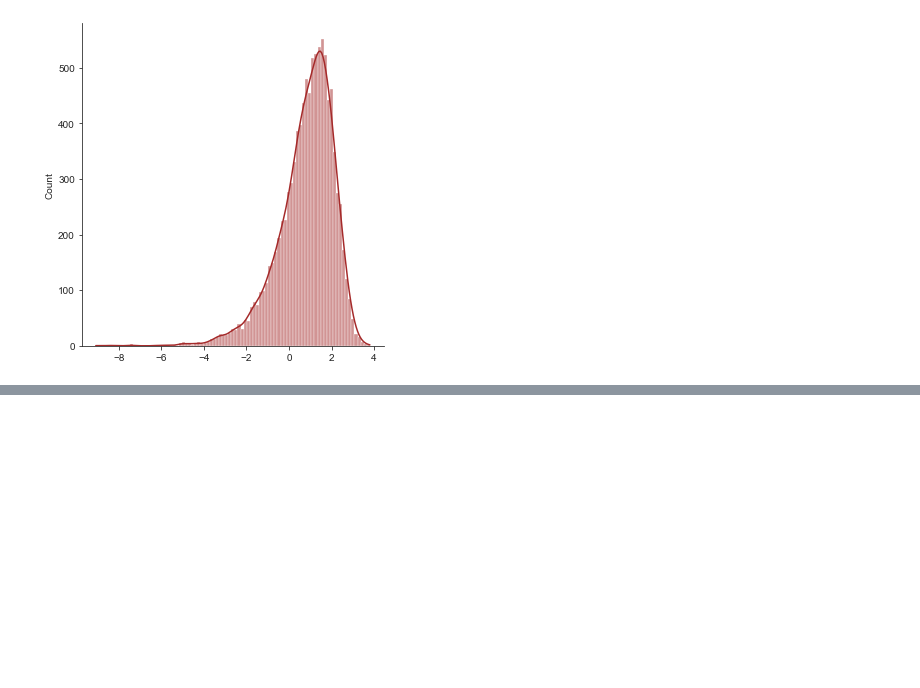
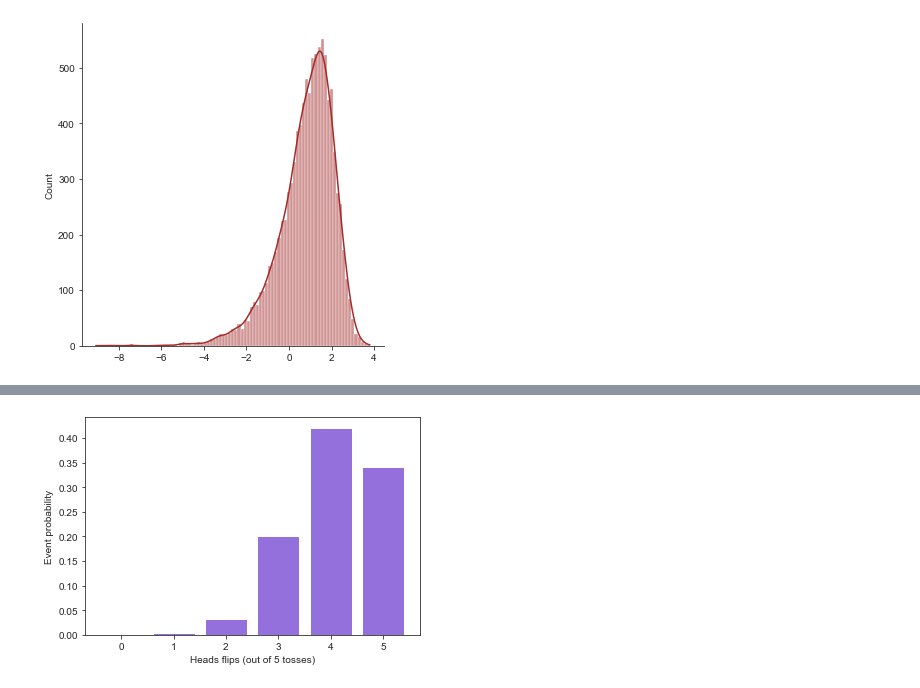
Before and after one commit to luo-xiao/Python_Learning, a Jupyter notebook: app6_probability_and_statistics/2_Distributions_in_ML.ipynb, the cells around one changed output, grey strips where cells are left out. Drawn from its saved outputs; the diff is of its cells as text; code cells hidden in the pictures; blank space fills up the shorter version.

```diff
--- a/app6_probability_and_statistics/2_Distributions_in_ML.ipynb
+++ b/app6_probability_and_statistics/2_Distributions_in_ML.ipynb
@@ -194,0 +247,6 @@ _ = sns.displot(np.log(x), color='brown', kde=True)
+# %%
+plt.bar(heads, event_proba, color='mediumpurple')
+plt.xlabel('Heads flips (out of 5 tosses)')
+_ = plt.ylabel('Event probability')
+# %% [output]
+[figure, added]
```
Also changed, not shown: parts of 19 cells of this notebook.
